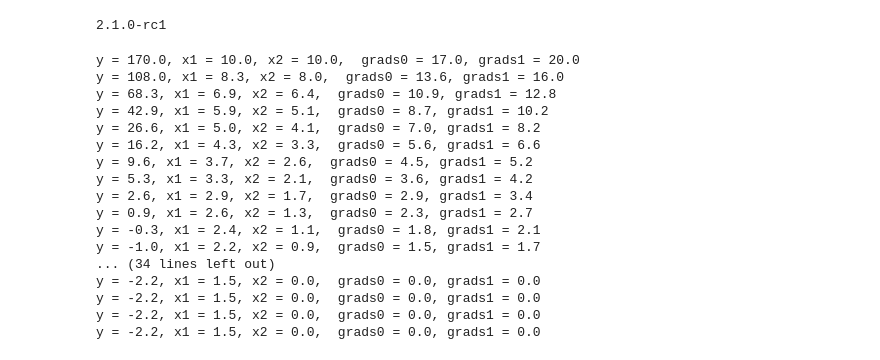
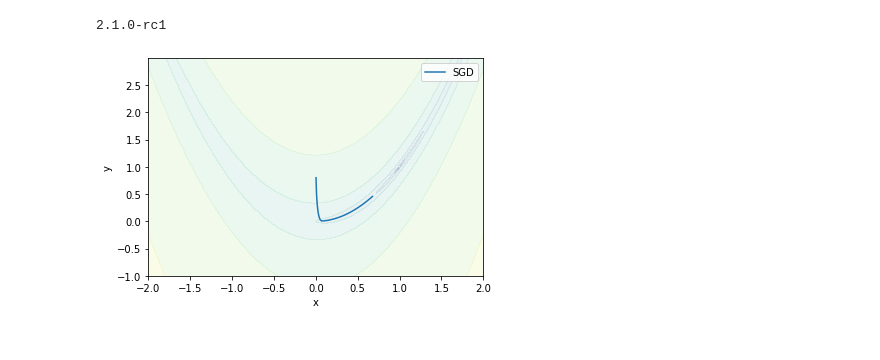
Before and after one commit to adammoss/MLiS2, a Jupyter notebook: intro/optimiser.ipynb, the cells around one changed output. Drawn from its saved outputs; the diff is of its cells as text; code cells hidden in the pictures.

```diff
--- a/intro/optimiser.ipynb
+++ b/intro/optimiser.ipynb
@@ -32,29 +35,32 @@ def fu(x1, x2):
+# %%
+def rosenbrock(x, y):
+	return (1 - x)**2 + 100 * (y - x**2)**2
 # %%
-x1, x2 = reset()
-opt = keras.optimizers.SGD(learning_rate=0.1)
-for i in range(50):
-	with tf.GradientTape() as tape:
-		y = fu(x1, x2)
-	grads = tape.gradient(y, [x1, x2])
-	processed_grads = [g for g in grads]
-	grads_and_vars = zip(processed_grads, [x1, x2])
-	print ('y = {:.1f}, x1 = {:.1f}, x2 = {:.1f},  grads0 = {:.1f}, grads1 = {:.1f} '.format(y.numpy(), x1.numpy(), x2.numpy(), grads[0].numpy(), grads[1].numpy()))
-	opt.apply_gradients(grads_and_vars)
+def benchmark(f, opt, iterations):
+  x, y = reset()
+  history = []
+  for i in range(iterations):
+    with tf.GradientTape() as tape:
+      z = f(x, y)
+    grads = tape.gradient(z, [x, y])
+    processed_grads = [g for g in grads]
+    grads_and_vars = zip(processed_grads, [x, y])
+    opt.apply_gradients(grads_and_vars)
+    history.append([x.numpy(), y.numpy(), grads[0].numpy(), grads[1].numpy()])
+  return np.array(history)
-# %% [output]
-y = 170.0, x1 = 10.0, x2 = 10.0,  grads0 = 17.0, grads1 = 20.0
-y = 108.0, x1 = 8.3, x2 = 8.0,  grads0 = 13.6, grads1 = 16.0
-y = 68.3, x1 = 6.9, x2 = 6.4,  grads0 = 10.9, grads1 = 12.8
-y = 42.9, x1 = 5.9, x2 = 5.1,  grads0 = 8.7, grads1 = 10.2
-y = 26.6, x1 = 5.0, x2 = 4.1,  grads0 = 7.0, grads1 = 8.2
-y = 16.2, x1 = 4.3, x2 = 3.3,  grads0 = 5.6, grads1 = 6.6
-y = 9.6, x1 = 3.7, x2 = 2.6,  grads0 = 4.5, grads1 = 5.2
-y = 5.3, x1 = 3.3, x2 = 2.1,  grads0 = 3.6, grads1 = 4.2
-y = 2.6, x1 = 2.9, x2 = 1.7,  grads0 = 2.9, grads1 = 3.4
-y = 0.9, x1 = 2.6, x2 = 1.3,  grads0 = 2.3, grads1 = 2.7
-y = -0.3, x1 = 2.4, x2 = 1.1,  grads0 = 1.8, grads1 = 2.1
-y = -1.0, x1 = 2.2, x2 = 0.9,  grads0 = 1.5, grads1 = 1.7
-... (34 lines left out)
-y = -2.2, x1 = 1.5, x2 = 0.0,  grads0 = 0.0, grads1 = 0.0
-y = -2.2, x1 = 1.5, x2 = 0.0,  grads0 = 0.0, grads1 = 0.0
-y = -2.2, x1 = 1.5, x2 = 0.0,  grads0 = 0.0, grads1 = 0.0
-y = -2.2, x1 = 1.5, x2 = 0.0,  grads0 = 0.0, grads1 = 0.0
+# %%
+sgd_history = benchmark(rosenbrock, keras.optimizers.SGD(learning_rate=0.001), 1000)
+# %%
+xx, yy = np.mgrid[-3:3:.01, -1:3:.01]
+zz = rosenbrock(xx, yy)
+# %%
+plt.figure()
+plt.contourf(xx, yy, np.log(zz), alpha=0.1)
+plt.xlabel('x')
+plt.ylabel('y')
+plt.plot(sgd_history[:, 0], sgd_history[:, 1], label='SGD')
+plt.xlim([-2,2])
+plt.legend()
+plt.show()
+# %% [output]
+[figure, added]
```
Also changed, not shown: parts of 5 cells of this notebook.
